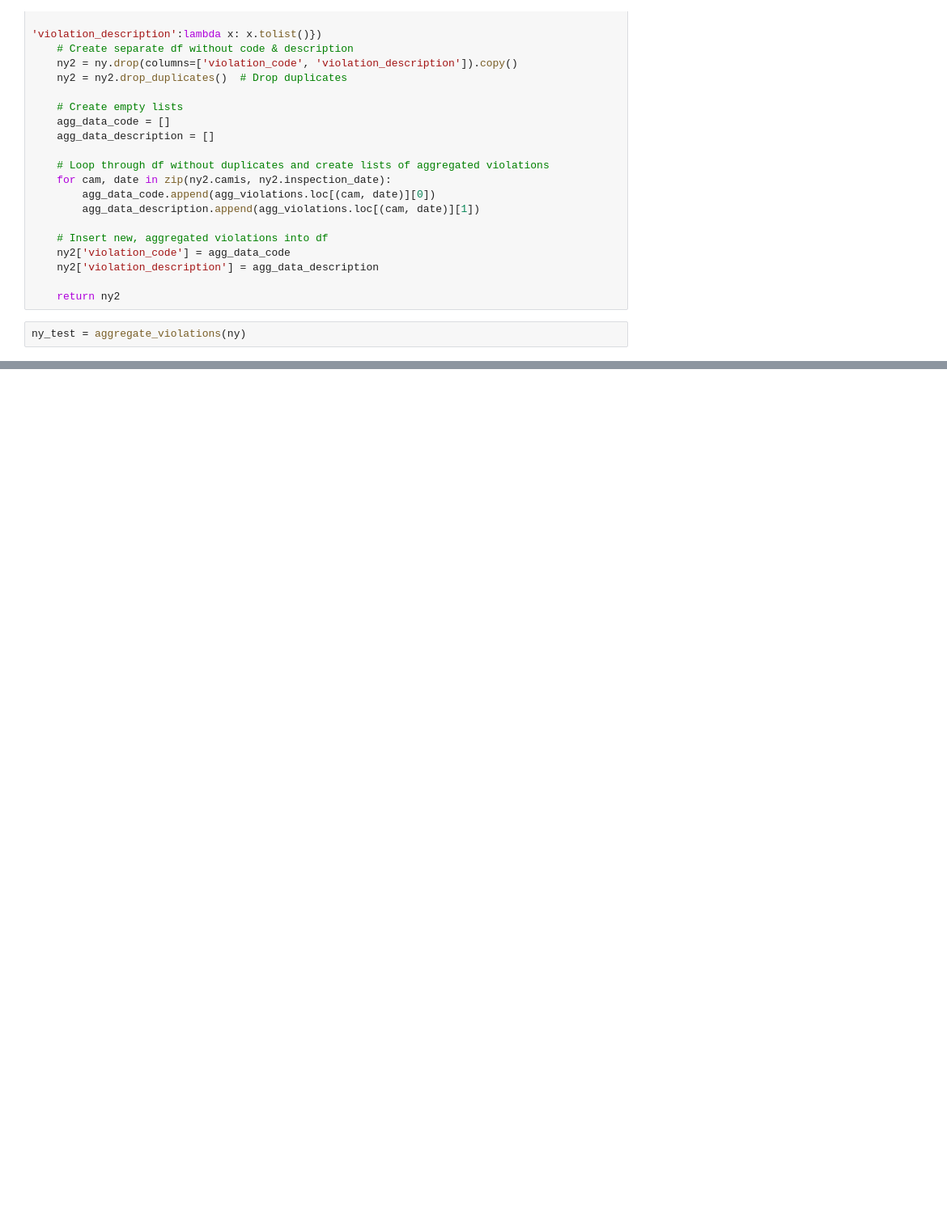
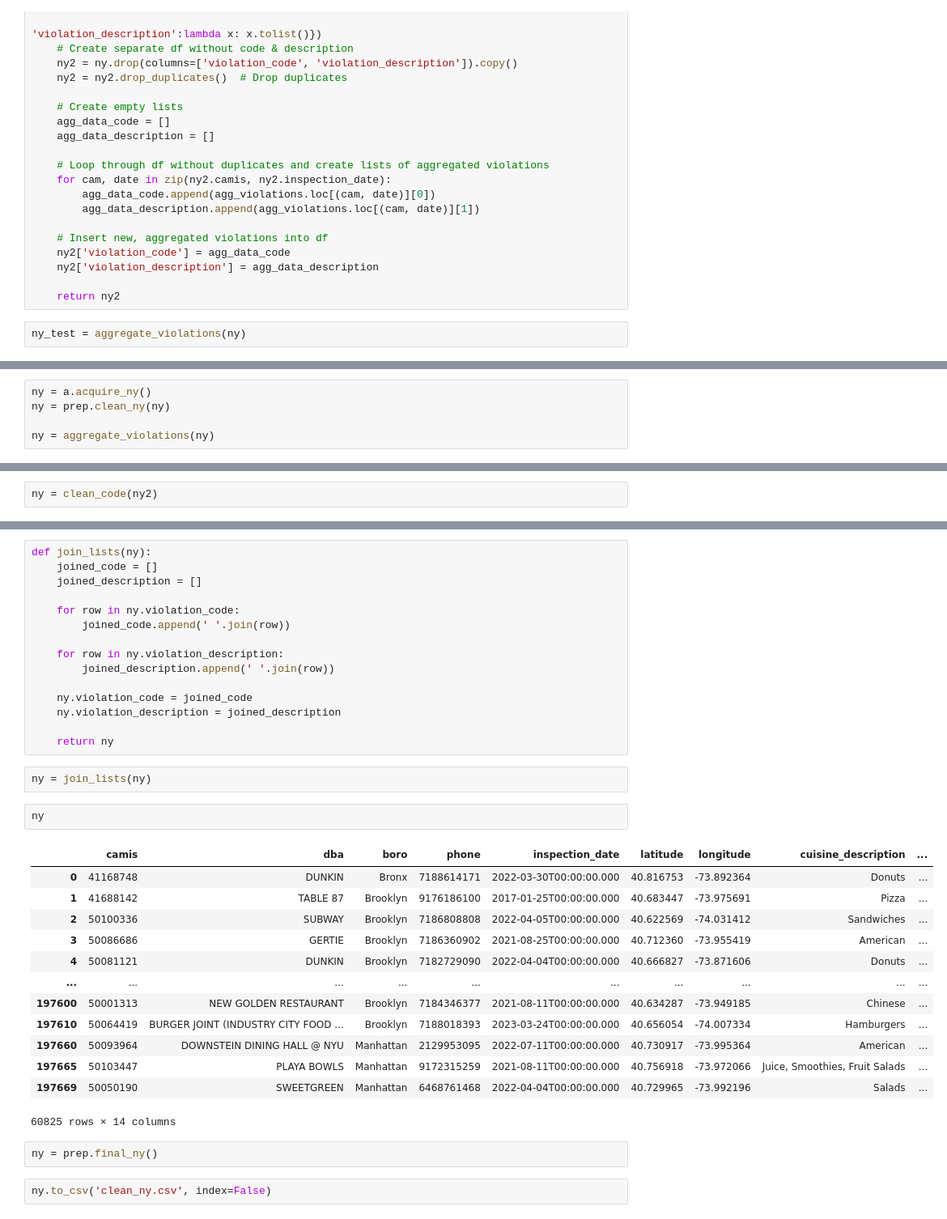
Before and after one commit to Somerville-2023/New-York-health-Inspection-Prediction, a Jupyter notebook: nick-folder/nick_work.ipynb, the cells around one changed output, grey strips where cells are left out. Shown at 81% size. Saved outputs shown, nothing was run; the diff lists cells and outputs as text; blank space fills up the shorter version.

```diff
--- a/nick-folder/nick_work.ipynb
+++ b/nick-folder/nick_work.ipynb
@@ -484,0 +477,5 @@ check_data(29872)
+# %%
+ny = a.acquire_ny()
+ny = prep.clean_ny(ny)
+
+ny = aggregate_violations(ny)
@@ -484,0 +522,2 @@ check_data(29872)
+# %%
+ny = clean_code(ny2)
@@ -484,0 +532,37 @@ check_data(29872)
+# %%
+def join_lists(ny):
+    joined_code = []
+    joined_description = []
+
+    for row in ny.violation_code:
+        joined_code.append(' '.join(row))
+
+    for row in ny.violation_description:
+        joined_description.append(' '.join(row))
+
+    ny.violation_code = joined_code
+    ny.violation_description = joined_description
+
+    return ny
+# %%
+ny = join_lists(ny)
+# %%
+ny
+# %% [output]
+|  | camis | dba | boro | phone | inspection_date | latitude | longitude | cuisine_description | ... |
+| 0 | 41168748 | DUNKIN | Bronx | 7188614171 | 2022-03-30T00:00:00.000 | 40.816753 | -73.892364 | Donuts | ... |
+| 1 | 41688142 | TABLE 87 | Brooklyn | 9176186100 | 2017-01-25T00:00:00.000 | 40.683447 | -73.975691 | Pizza | ... |
+| 2 | 50100336 | SUBWAY | Brooklyn | 7186808808 | 2022-04-05T00:00:00.000 | 40.622569 | -74.031412 | Sandwiches | ... |
+| 3 | 50086686 | GERTIE | Brooklyn | 7186360902 | 2021-08-25T00:00:00.000 | 40.712360 | -73.955419 | American | ... |
+| 4 | 50081121 | DUNKIN | Brooklyn | 7182729090 | 2022-04-04T00:00:00.000 | 40.666827 | -73.871606 | Donuts | ... |
+| ... | ... | ... | ... | ... | ... | ... | ... | ... | ... |
+| 197600 | 50001313 | NEW GOLDEN RESTAURANT | Brooklyn | 7184346377 | 2021-08-11T00:00:00.000 | 40.634287 | -73.949185 | Chinese | ... |
+| 197610 | 50064419 | BURGER JOINT (INDUSTRY CITY FOOD ... | Brooklyn | 7188018393 | 2023-03-24T00:00:00.000 | 40.656054 | -74.007334 | Hamburgers | ... |
+| 197660 | 50093964 | DOWNSTEIN DINING HALL @ NYU | Manhattan | 2129953095 | 2022-07-11T00:00:00.000 | 40.730917 | -73.995364 | American | ... |
+| 197665 | 50103447 | PLAYA BOWLS | Manhattan | 9172315259 | 2021-08-11T00:00:00.000 | 40.756918 | -73.972066 | Juice, Smoothies, Fruit Salads | ... |
+| 197669 | 50050190 | SWEETGREEN | Manhattan | 6468761468 | 2022-04-04T00:00:00.000 | 40.729965 | -73.992196 | Salads | ... |
+60825 rows × 14 columns
+# %%
+ny = prep.final_ny()
+# %%
+ny.to_csv('clean_ny.csv', index=False)
```
Also changed, not shown: parts of 14 cells of this notebook, 1 other file.
